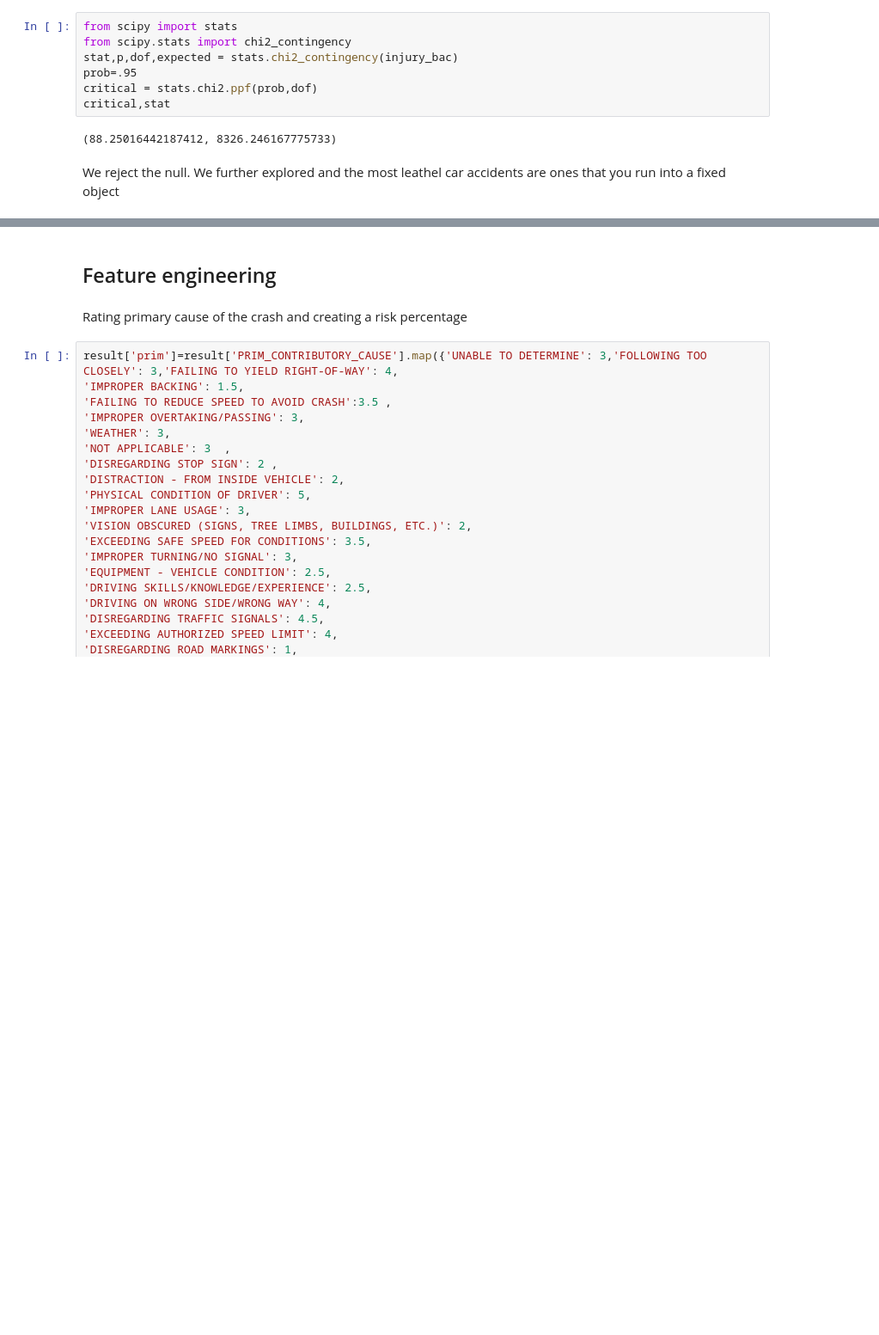
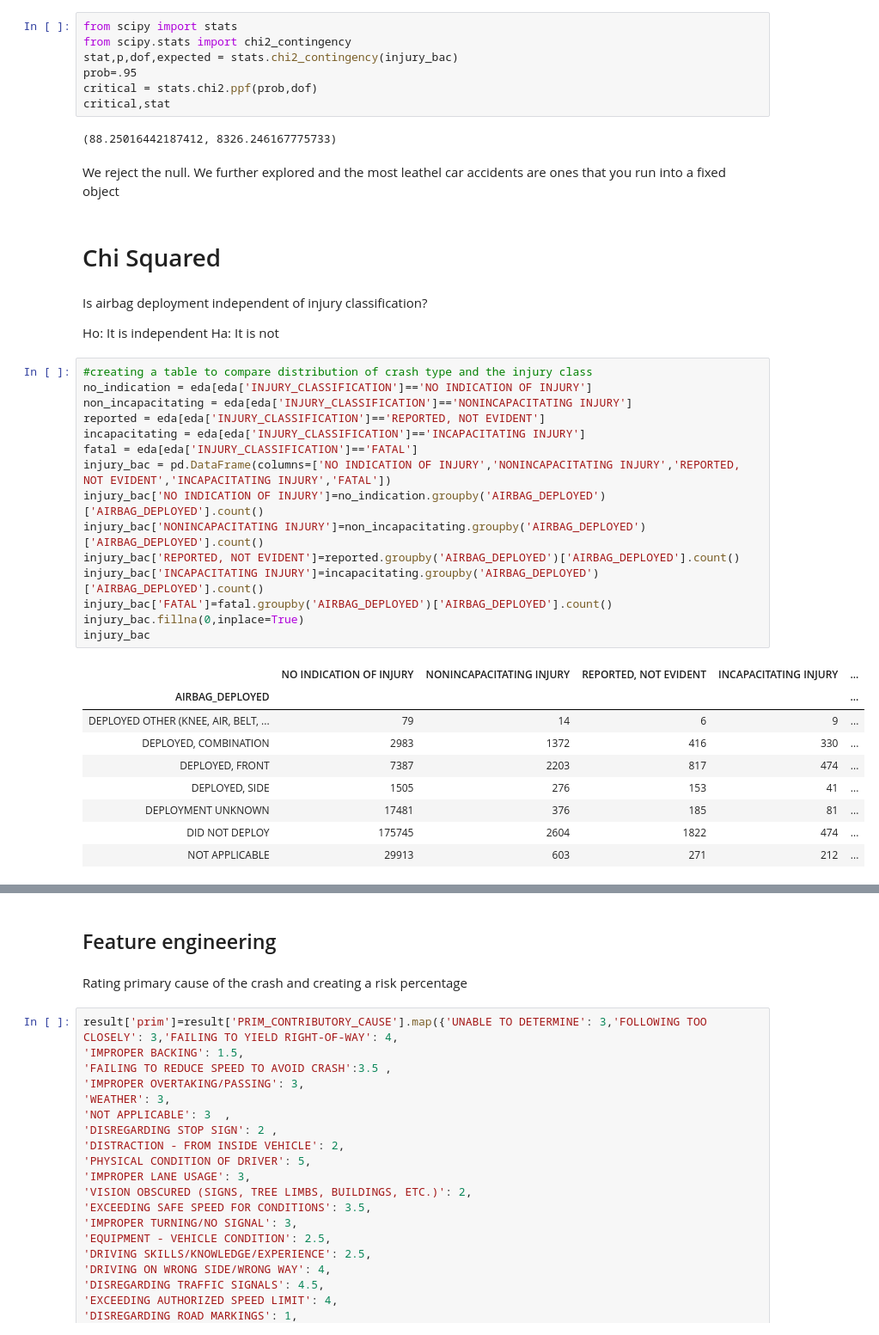
Before and after one commit to jdanielkim/carcrash, a Jupyter notebook: Final.ipynb, the cells around one changed output, grey strips where cells are left out. Shown: that part at 86% size. Cells and saved outputs as stored; diff of their text form; blank space fills up the shorter version.

```diff
--- a/Final.ipynb
+++ b/Final.ipynb
@@ -219,3 +219,35 @@ critical,stat
 (88.25016442187412, 8326.246167775733)
 # %% [markdown]
 We reject the null. We further explored and the most leathel car accidents are ones that you run into a fixed object
+# %% [markdown]
+# Chi Squared
+# %% [markdown]
+Is airbag deployment independent of injury classification?
+
+Ho: It is independent
+Ha: It is not
+# %%
+#creating a table to compare distribution of crash type and the injury class
+no_indication = eda[eda['INJURY_CLASSIFICATION']=='NO INDICATION OF INJURY']
+non_incapacitating = eda[eda['INJURY_CLASSIFICATION']=='NONINCAPACITATING INJURY']
+reported = eda[eda['INJURY_CLASSIFICATION']=='REPORTED, NOT EVIDENT']
+incapacitating = eda[eda['INJURY_CLASSIFICATION']=='INCAPACITATING INJURY']
+fatal = eda[eda['INJURY_CLASSIFICATION']=='FATAL']
+injury_bac = pd.DataFrame(columns=['NO INDICATION OF INJURY','NONINCAPACITATING INJURY','REPORTED, NOT EVIDENT','INCAPACITATING INJURY','FATAL'])
+injury_bac['NO INDICATION OF INJURY']=no_indication.groupby('AIRBAG_DEPLOYED')['AIRBAG_DEPLOYED'].count()
+injury_bac['NONINCAPACITATING INJURY']=non_incapacitating.groupby('AIRBAG_DEPLOYED')['AIRBAG_DEPLOYED'].count()
+injury_bac['REPORTED, NOT EVIDENT']=reported.groupby('AIRBAG_DEPLOYED')['AIRBAG_DEPLOYED'].count()
+injury_bac['INCAPACITATING INJURY']=incapacitating.groupby('AIRBAG_DEPLOYED')['AIRBAG_DEPLOYED'].count()
+injury_bac['FATAL']=fatal.groupby('AIRBAG_DEPLOYED')['AIRBAG_DEPLOYED'].count()
+injury_bac.fillna(0,inplace=True)
+injury_bac
+# %% [output]
+|  | NO INDICATION OF INJURY | NONINCAPACITATING INJURY | REPORTED, NOT EVIDENT | INCAPACITATING INJURY | ... |
+| AIRBAG_DEPLOYED |  |  |  |  | ... |
+| DEPLOYED OTHER (KNEE, AIR, BELT, ... | 79 | 14 | 6 | 9 | ... |
+| DEPLOYED, COMBINATION | 2983 | 1372 | 416 | 330 | ... |
+| DEPLOYED, FRONT | 7387 | 2203 | 817 | 474 | ... |
+| DEPLOYED, SIDE | 1505 | 276 | 153 | 41 | ... |
+| DEPLOYMENT UNKNOWN | 17481 | 376 | 185 | 81 | ... |
+| DID NOT DEPLOY | 175745 | 2604 | 1822 | 474 | ... |
+| NOT APPLICABLE | 29913 | 603 | 271 | 212 | ... |
```
Also changed, not shown: parts of 9 cells of this notebook, 1 other file.
